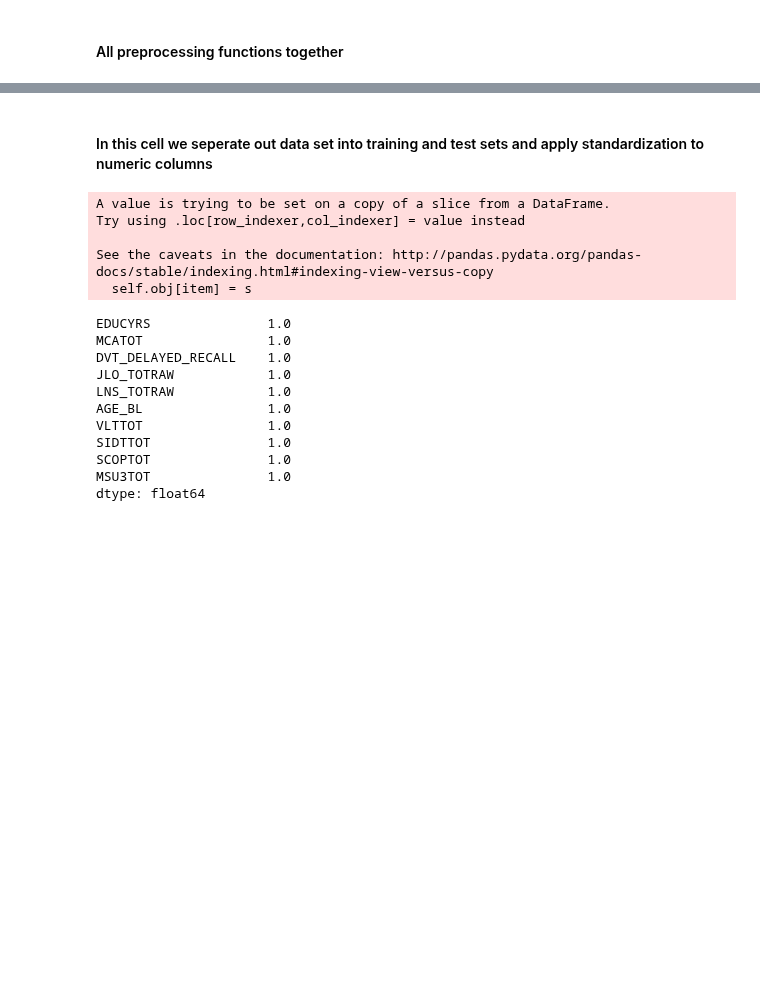
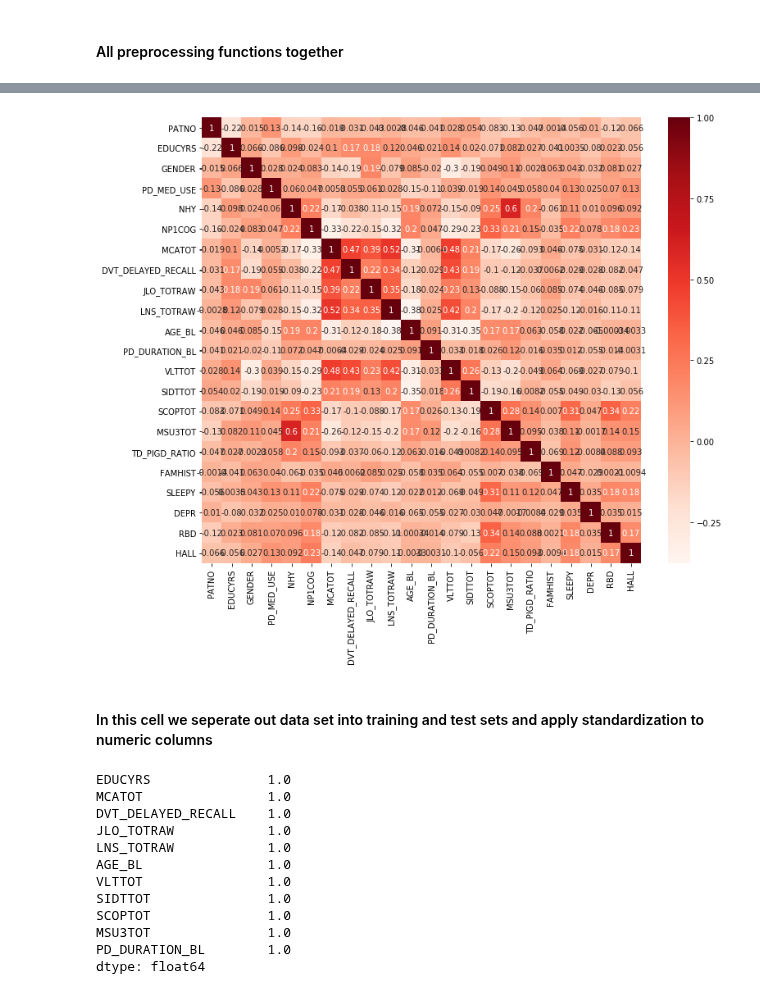
Before and after one commit to Tjersland/Master_2020_Prediction_of_Psychosis_in_Parkinsons_Patients_using_Machine_learning, a Jupyter notebook: final_preprocessing.ipynb, the cells around one changed output, grey strips where cells are left out. Cells and saved outputs as stored; diff of their text form; code cells hidden in the pictures; blank space fills up the shorter version.

Commit message:
Added NHY and PD_disease duration. Added heatmap to final preproccesing

```diff
--- a/final_preprocessing.ipynb
+++ b/final_preprocessing.ipynb
@@ -145,7 +147,7 @@ def pigd(df):
     component_vars = ['NP3BRADY', 'NP3FACXP', 'NP3FRZGT', \
     'NP3FTAPL', 'NP3FTAPR', 'NP3GAIT', 'NP3HMOVL', 'NP3HMOVR', 'NP3KTRML', 'NP3KTRMR', 'NP3LGAGL', 'NP3POSTR', 'NP3PRSPL', 'NP3PRSPR', \
     'NP3PSTBL', 'NP3PTRML', 'NP3PTRMR', 'NP3RIGLL', 'PN3RIGRL', 'NP3RIGN', 'NP3RIGRU', 'NP3RISNG', 'NP3RTALJ', 'NP3RTALL', 'NP3RTALU', \
-    'NP3RTARL', 'NP3RTARU', 'NP3RTCON', 'NP3SPCH', 'NP3TTAPL', 'NP3TTAPR', "NP2TRMR", "NP2WALK", "NP2FREZ" ]
+    'NP3RTARL', 'NP3RTARU', 'NP3RTCON', 'NP3SPCH', 'NP3TTAPL', 'NP3TTAPR', "NP2TRMR", "NP2WALK", "NP2FREZ", 'NP3LGAGR', 'NP3RIGLU']
     #cannot drop before we discuss missing values
     df.drop(component_vars, inplace = True, axis = 1) #drop everything from msu3tot, tremor and pig
 
@@ -266,3 +258,13 @@ data.head()
+# %%
+preprocess(data)
+
+#Using Pearson Correlation
+plt.figure(figsize=(12,10))
+cor = data.corr()
+sns.heatmap(cor, annot=True, cmap=plt.cm.Reds)
+plt.show()
+# %% [output]
+[figure, added]
 # %% [markdown]
 #### In this cell we seperate out data set into training and test sets and apply standardization to numeric columns
 # %%
@@ -273,11 +275,13 @@ X_train, X_test, Y_train, Y_test = train_test_split( X, Y, test_size= TEST_PORTI
 # %%
 def standardize_df (df, standardization):
 
+    pd.set_option('mode.chained_assignment', None)
     columns = standardization.loc[:, "COLUMN_NAME"].values
     for i,c in enumerate(columns):
         df.loc[:,c] -= standardization.at[i,"MEAN"]
         df.loc[:,c] /= standardization.at[i,"STD"]
 
+    pd.set_option('mode.chained_assignment', "warn")
 
 
 
@@ -295,19 +299,15 @@ standardization["STD"] = std.values
 standardize_df(X_train, standardization)
 np.std(X_train.loc[:, numeric_columns])
 # %% [output]
-A value is trying to be set on a copy of a slice from a DataFrame.
-Try using .loc[row_indexer,col_indexer] = value instead
-
-See the caveats in the documentation: http://pandas.pydata.org/pandas-docs/stable/indexing.html#indexing-view-versus-copy
-  self.obj[item] = s
+EDUCYRS               1.0
+MCATOT                1.0
+DVT_DELAYED_RECALL    1.0
+JLO_TOTRAW            1.0
+LNS_TOTRAW            1.0
+AGE_BL                1.0
+VLTTOT                1.0
+SIDTTOT               1.0
+SCOPTOT               1.0
+MSU3TOT               1.0
+PD_DURATION_BL        1.0
+dtype: float64
-EDUCYRS               1.0
-MCATOT                1.0
-DVT_DELAYED_RECALL    1.0
-JLO_TOTRAW            1.0
-LNS_TOTRAW            1.0
-AGE_BL                1.0
-VLTTOT                1.0
-SIDTTOT               1.0
-SCOPTOT               1.0
-MSU3TOT               1.0
-dtype: float64
```
Also changed, not shown: parts of 3 cells of this notebook, 2 other files.
